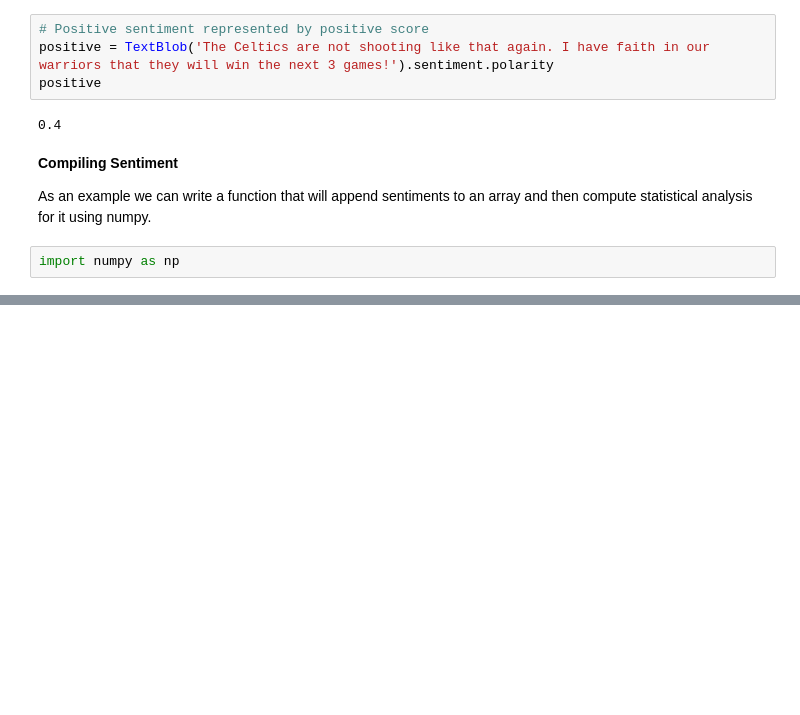
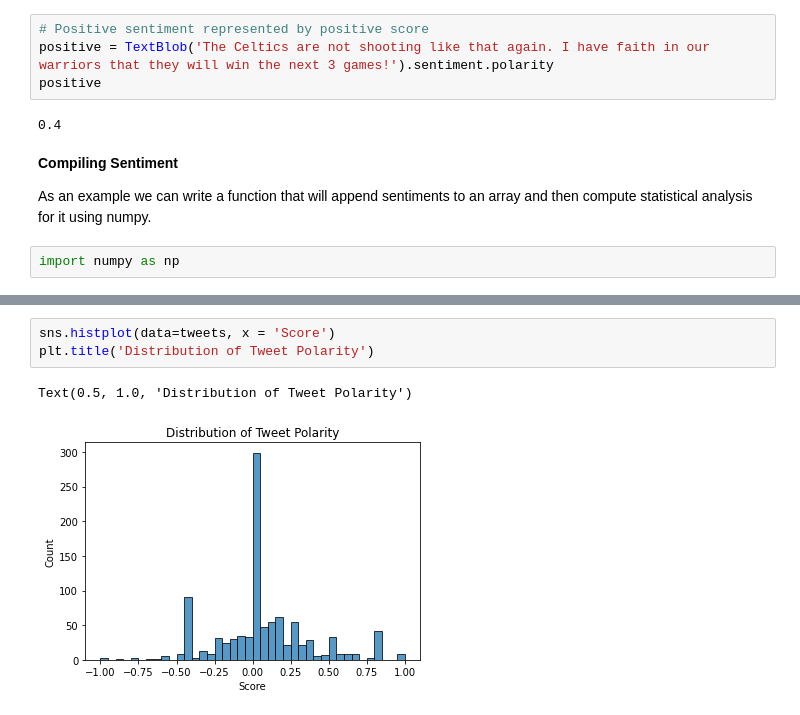
Before and after one commit to natdosan/Finals-Sentiment, a Jupyter notebook: sentiment.ipynb, the cells around one changed output, grey strips where cells are left out. Cells and saved outputs as stored; diff of their text form; blank space fills up the shorter version.

```diff
--- a/sentiment.ipynb
+++ b/sentiment.ipynb
@@ -144,0 +202,6 @@ TypeError: The `text` argument passed to `__init__(text)` must be a string, not
+# %%
+sns.histplot(data=tweets, x = 'Score')
+plt.title('Distribution of Tweet Polarity')
+# %% [output]
+Text(0.5, 1.0, 'Distribution of Tweet Polarity')
+[figure, added]
```
Also changed, not shown: parts of 11 cells of this notebook.
